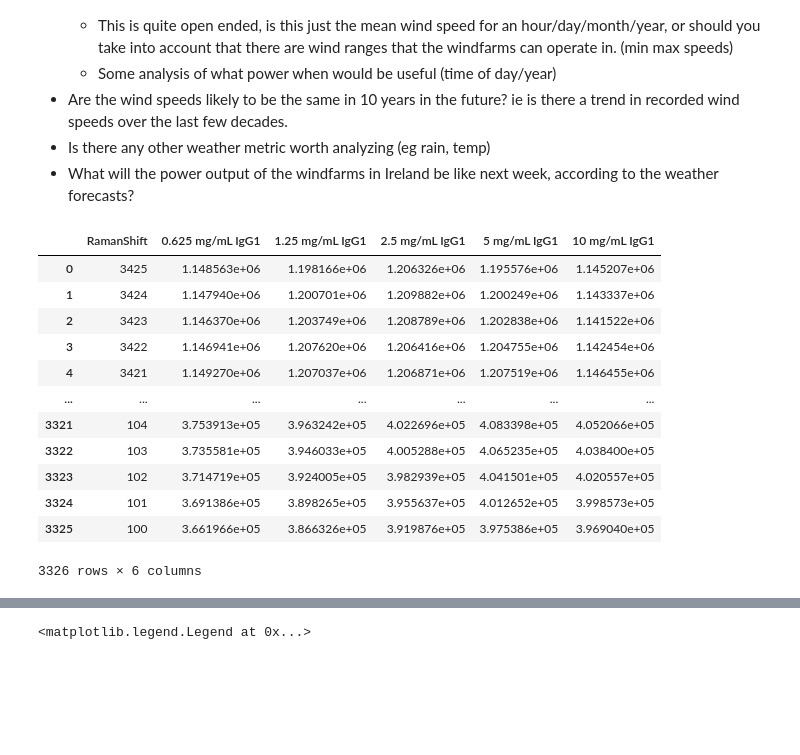
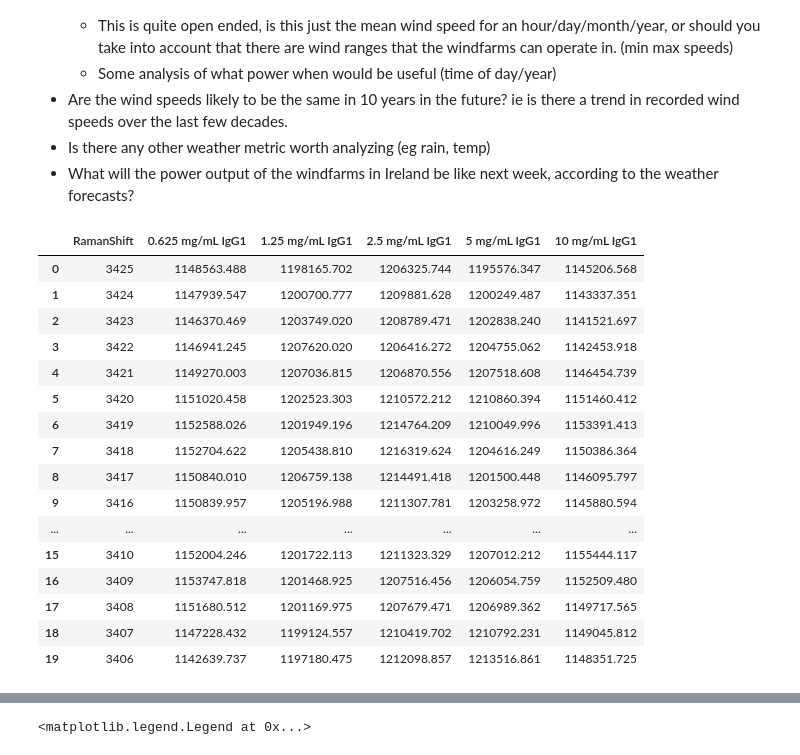
Before and after one commit to a-o-connor/PFDA-project, a Jupyter notebook: big_project_practice.ipynb, the cells around one changed output, grey strips where cells are left out. Cells and saved outputs as stored; diff of their text form; code cells hidden in the pictures; blank space fills up the shorter version.

```diff
--- a/big_project_practice.ipynb
+++ b/big_project_practice.ipynb
@@ -33,19 +33,23 @@ is there a trend in recorded wind speeds over the last few decades.
 week, according to the weather forecasts?
 # %%
 reference_raman_spectra= pd.read_csv("Raw Raman Data - Reference.csv")
-reference_raman_spectra
+reference_raman_spectra.head(n=20)
 # %% [output]
 |  | RamanShift | 0.625 mg/mL IgG1 | 1.25 mg/mL IgG1 | 2.5 mg/mL IgG1 | 5 mg/mL IgG1 | 10 mg/mL IgG1 |
-| 0 | 3425 | 1.148563e+06 | 1.198166e+06 | 1.206326e+06 | 1.195576e+06 | 1.145207e+06 |
-| 1 | 3424 | 1.147940e+06 | 1.200701e+06 | 1.209882e+06 | 1.200249e+06 | 1.143337e+06 |
-| 2 | 3423 | 1.146370e+06 | 1.203749e+06 | 1.208789e+06 | 1.202838e+06 | 1.141522e+06 |
-| 3 | 3422 | 1.146941e+06 | 1.207620e+06 | 1.206416e+06 | 1.204755e+06 | 1.142454e+06 |
-| 4 | 3421 | 1.149270e+06 | 1.207037e+06 | 1.206871e+06 | 1.207519e+06 | 1.146455e+06 |
+| 0 | 3425 | 1148563.488 | 1198165.702 | 1206325.744 | 1195576.347 | 1145206.568 |
+| 1 | 3424 | 1147939.547 | 1200700.777 | 1209881.628 | 1200249.487 | 1143337.351 |
+| 2 | 3423 | 1146370.469 | 1203749.020 | 1208789.471 | 1202838.240 | 1141521.697 |
+| 3 | 3422 | 1146941.245 | 1207620.020 | 1206416.272 | 1204755.062 | 1142453.918 |
+| 4 | 3421 | 1149270.003 | 1207036.815 | 1206870.556 | 1207518.608 | 1146454.739 |
+| 5 | 3420 | 1151020.458 | 1202523.303 | 1210572.212 | 1210860.394 | 1151460.412 |
+| 6 | 3419 | 1152588.026 | 1201949.196 | 1214764.209 | 1210049.996 | 1153391.413 |
+| 7 | 3418 | 1152704.622 | 1205438.810 | 1216319.624 | 1204616.249 | 1150386.364 |
+| 8 | 3417 | 1150840.010 | 1206759.138 | 1214491.418 | 1201500.448 | 1146095.797 |
+| 9 | 3416 | 1150839.957 | 1205196.988 | 1211307.781 | 1203258.972 | 1145880.594 |
 | ... | ... | ... | ... | ... | ... | ... |
-| 3321 | 104 | 3.753913e+05 | 3.963242e+05 | 4.022696e+05 | 4.083398e+05 | 4.052066e+05 |
-| 3322 | 103 | 3.735581e+05 | 3.946033e+05 | 4.005288e+05 | 4.065235e+05 | 4.038400e+05 |
-| 3323 | 102 | 3.714719e+05 | 3.924005e+05 | 3.982939e+05 | 4.041501e+05 | 4.020557e+05 |
-| 3324 | 101 | 3.691386e+05 | 3.898265e+05 | 3.955637e+05 | 4.012652e+05 | 3.998573e+05 |
-| 3325 | 100 | 3.661966e+05 | 3.866326e+05 | 3.919876e+05 | 3.975386e+05 | 3.969040e+05 |
+| 15 | 3410 | 1152004.246 | 1201722.113 | 1211323.329 | 1207012.212 | 1155444.117 |
+| 16 | 3409 | 1153747.818 | 1201468.925 | 1207516.456 | 1206054.759 | 1152509.480 |
+| 17 | 3408 | 1151680.512 | 1201169.975 | 1207679.471 | 1206989.362 | 1149717.565 |
+| 18 | 3407 | 1147228.432 | 1199124.557 | 1210419.702 | 1210792.231 | 1149045.812 |
+| 19 | 3406 | 1142639.737 | 1197180.475 | 1212098.857 | 1213516.861 | 1148351.725 |
-3326 rows × 6 columns
 # %%
```
Also changed, not shown: parts of 8 cells of this notebook.
